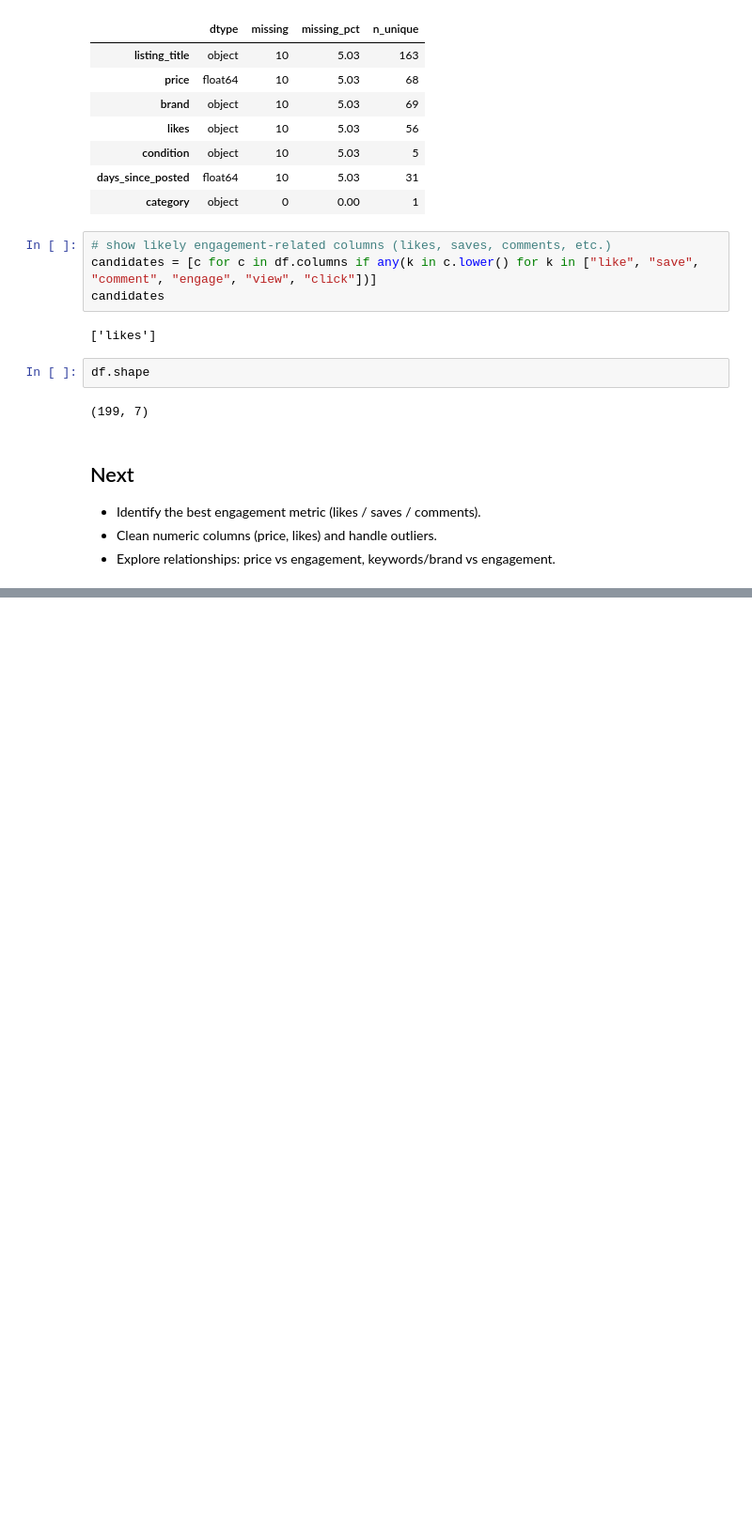
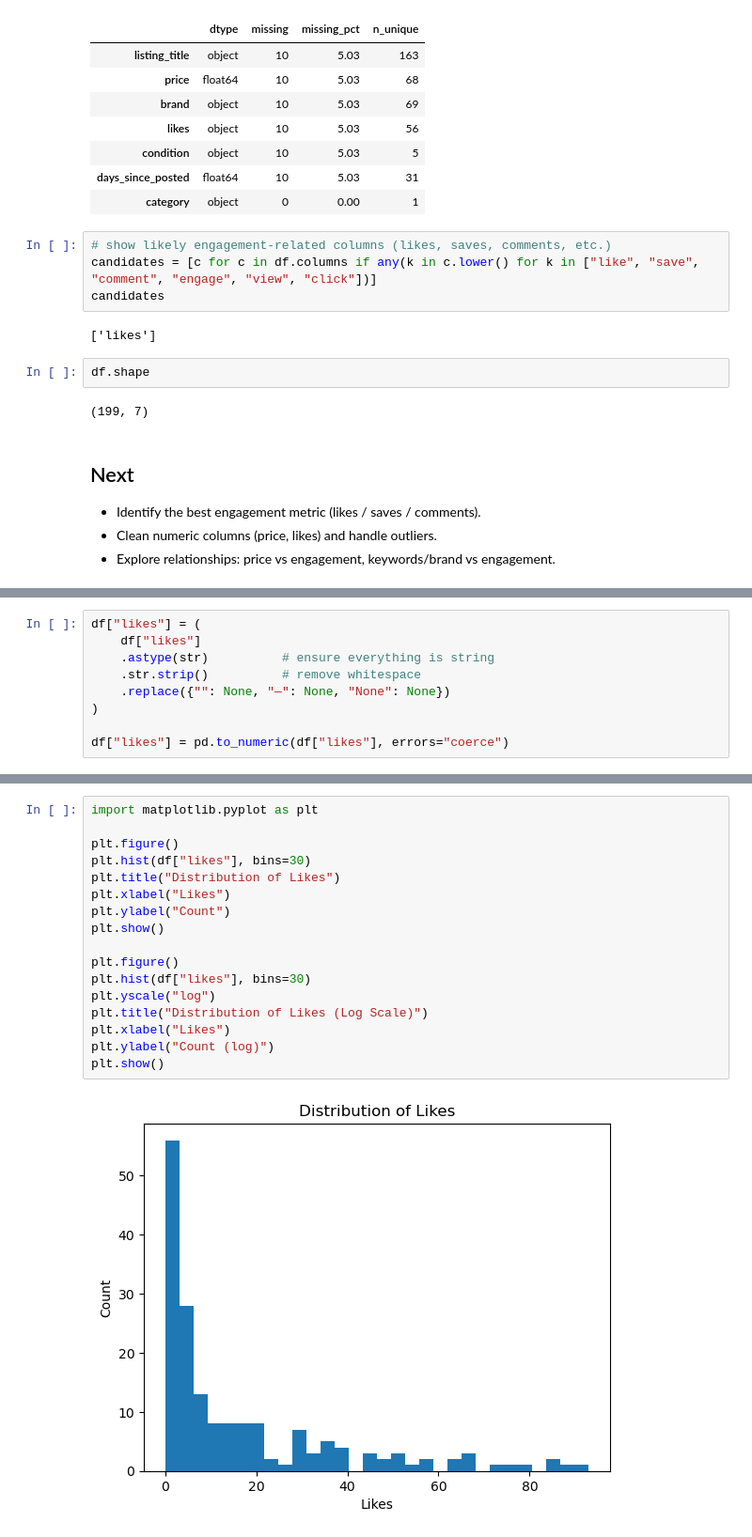
Before and after one commit to savmul/depop-engagement-analysis, a Jupyter notebook: notebooks/01_eda_engagement.ipynb, the cells around one changed output, grey strips where cells are left out. Shown at 94% size. Saved outputs shown, nothing was run; the diff lists cells and outputs as text; blank space fills up the shorter version.

```diff
--- a/notebooks/01_eda_engagement.ipynb
+++ b/notebooks/01_eda_engagement.ipynb
@@ -415,0 +437,9 @@ df.shape
+# %%
+df["likes"] = (
+    df["likes"]
+    .astype(str)          # ensure everything is string
+    .str.strip()          # remove whitespace
+    .replace({"": None, "—": None, "None": None})
+)
+
+df["likes"] = pd.to_numeric(df["likes"], errors="coerce")
@@ -415,0 +480,19 @@ df.shape
+# %%
+import matplotlib.pyplot as plt
+
+plt.figure()
+plt.hist(df["likes"], bins=30)
+plt.title("Distribution of Likes")
+plt.xlabel("Likes")
+plt.ylabel("Count")
+plt.show()
+
+plt.figure()
+plt.hist(df["likes"], bins=30)
+plt.yscale("log")
+plt.title("Distribution of Likes (Log Scale)")
+plt.xlabel("Likes")
+plt.ylabel("Count (log)")
+plt.show()
+# %% [output]
+[figure, added]
```
Also changed, not shown: parts of 22 cells of this notebook.
